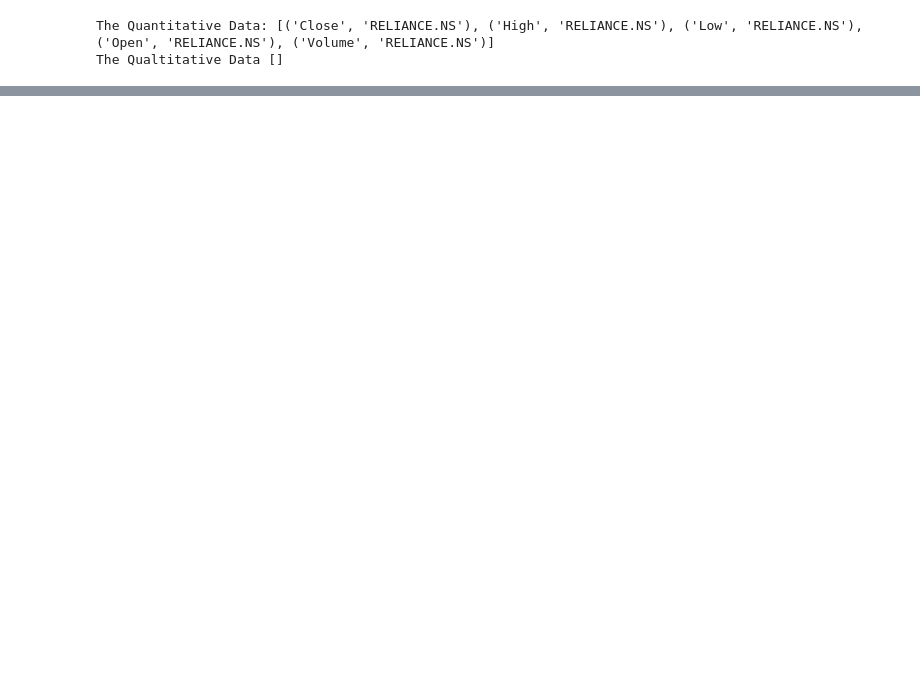
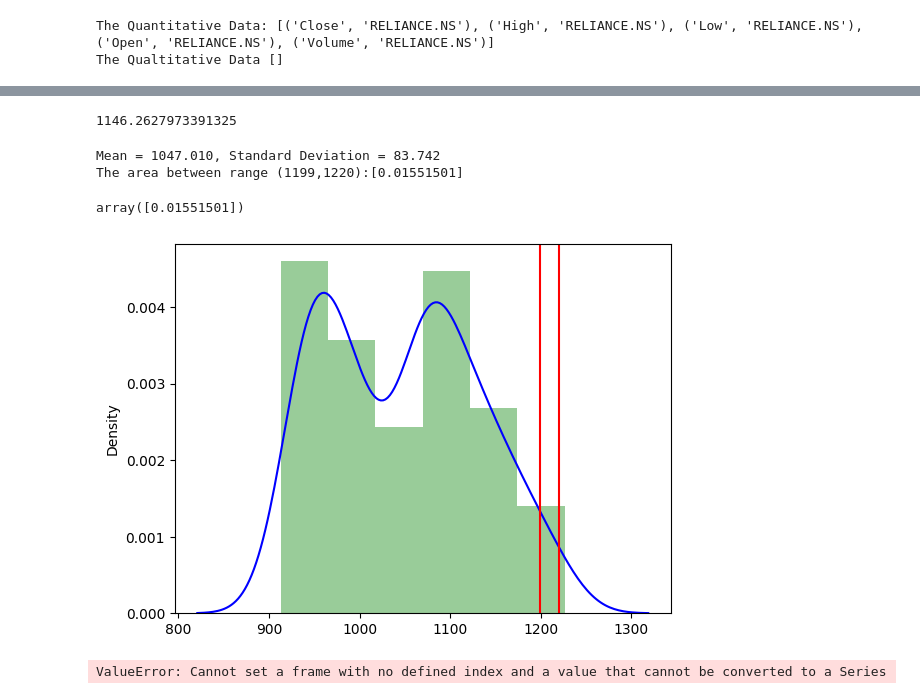
Before and after one commit to NDR10/Week12, a Jupyter notebook: 1 TSA basic.ipynb, the cells around one changed output, grey strips where cells are left out. Saved outputs shown, nothing was run; the diff lists cells and outputs as text; code cells hidden in the pictures; blank space fills up the shorter version.

```diff
--- a/1 TSA basic.ipynb
+++ b/1 TSA basic.ipynb
@@ -93,2 +131,33 @@ np.percentile(Dataset["Low"], 99)
 # %%
-np.percentile(Dataset["High"], 99)
+np.percentile(Dataset["High"], 80)
+# %% [output]
+1146.2627973391325
+# %%
+def get_pdf_prbability(Dataset, startrange, endrange):
+    from matplotlib import pyplot
+    from scipy.stats import norm
+    import seaborn as sns
+    ax = sns.distplot(Dataset, kde = True, kde_kws = {'color':'blue'}, color='Green')
+    pyplot.axvline(startrange, color='Red')
+    pyplot.axvline(endrange, color='Red')
+    # Generation of sample
+    sample = Dataset
+    #Calculation of parameters
+    sample_mean = sample.mean()
+    sample_std = sample.std()
+    print('Mean = %.3f, Standard Deviation = %.3f' % (sample_mean, sample_std))
+    #Define the distribution
+    Dist = norm(sample_mean, sample_std)
+    #Determination of sample probabilities for a range of outcomes
+    values = [value for value in range (startrange, endrange)]
+    probabilities = [Dist.pdf(value) for value in values]
+    Prob = sum(probabilities)
+    print("The area between range ({},{}):{}".format(startrange, endrange, sum(probabilities)))
+    return Prob
+# %%
+get_pdf_prbability(Dataset["Low"], 1199, 1220)
+# %% [output]
+Mean = 1047.010, Standard Deviation = 83.742
+The area between range (1199,1220):[0.01551501]
+array([0.01551501])
+[figure, added]
@@ -94,0 +173,4 @@ np.percentile(Dataset["High"], 99)
+# %%
+FreqTable("High", Dataset)
+# %% [output]
+ValueError: Cannot set a frame with no defined index and a value that cannot be converted to a Series
```
Also changed, not shown: parts of 6 cells of this notebook.
